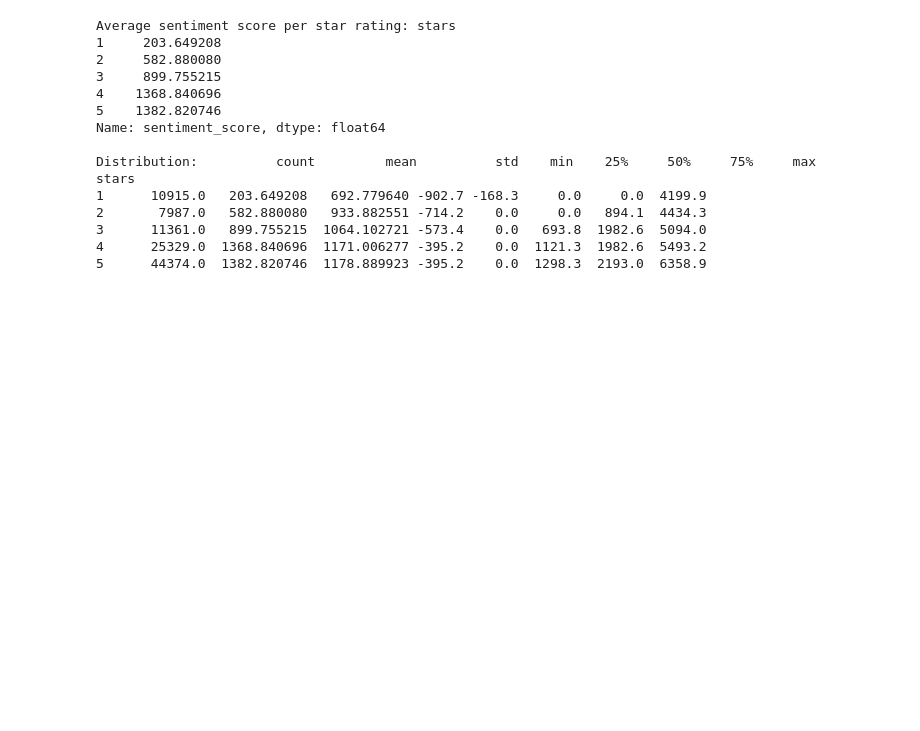
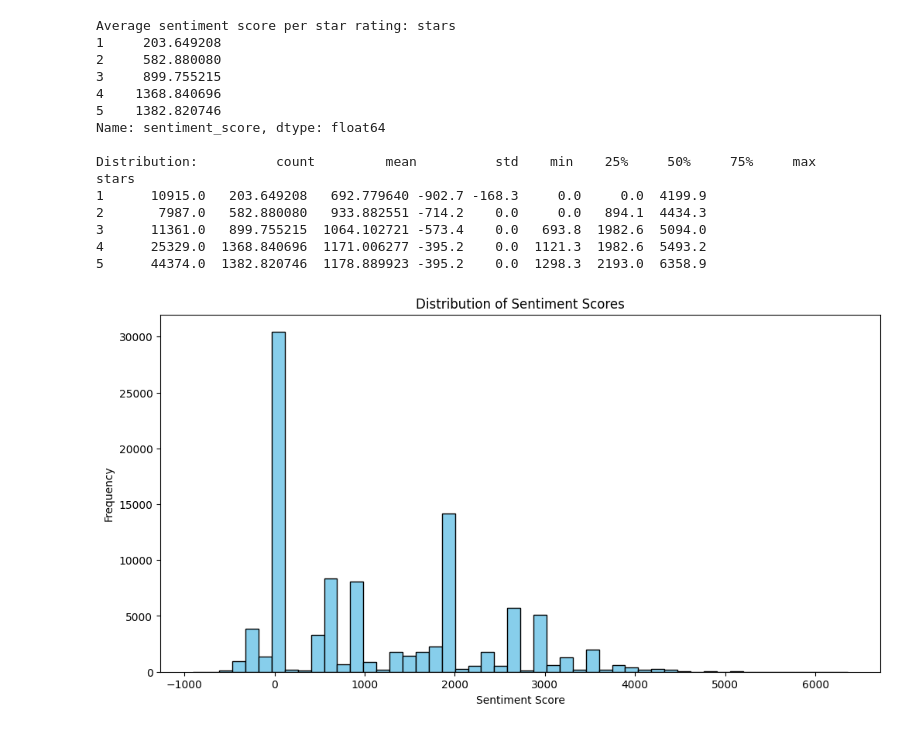
Before and after one commit to codingbyjane/Yelp-Reviews-Sentiment-Analysis, a Jupyter notebook: notebooks/Yelp_Sentiment_Analysis.ipynb, the cells around one changed output. Saved outputs shown, nothing was run; the diff lists cells and outputs as text; code cells hidden in the pictures; blank space fills up the shorter version.

Commit message:
Create bar charts, histograms abd colormaps to visualize the results

```diff
--- a/notebooks/Yelp_Sentiment_Analysis.ipynb
+++ b/notebooks/Yelp_Sentiment_Analysis.ipynb
@@ -253,3 +258,15 @@ stars
 3      11361.0   899.755215  1064.102721 -573.4    0.0   693.8  1982.6  5094.0
 4      25329.0  1368.840696  1171.006277 -395.2    0.0  1121.3  1982.6  5493.2
 5      44374.0  1382.820746  1178.889923 -395.2    0.0  1298.3  2193.0  6358.9
+# %%
+# Plot the general distribution of sentiment scores
+plt.figure(figsize=(12,6))
+
+plt.hist(reviews_df['sentiment_score'], bins=50, color='skyblue', edgecolor='black')
+plt.xlabel('Sentiment Score')
+plt.ylabel('Frequency')
+plt.title('Distribution of Sentiment Scores')
+
+plt.show()
+# %% [output]
+[figure, added]
```
Also changed, not shown: parts of 4 cells of this notebook.
